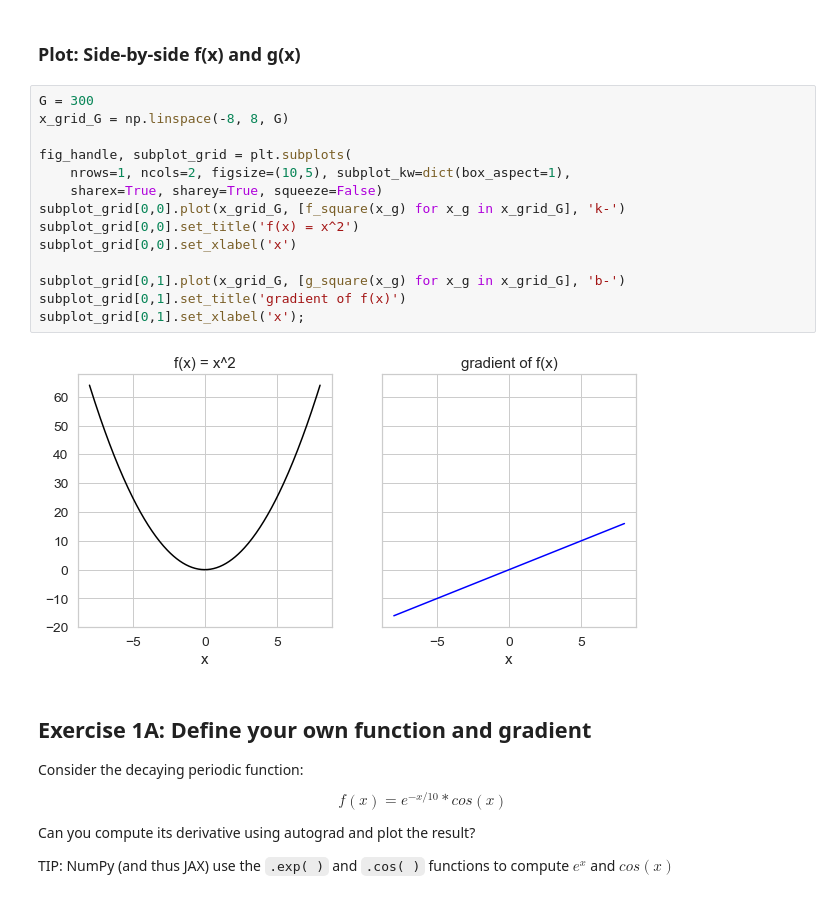
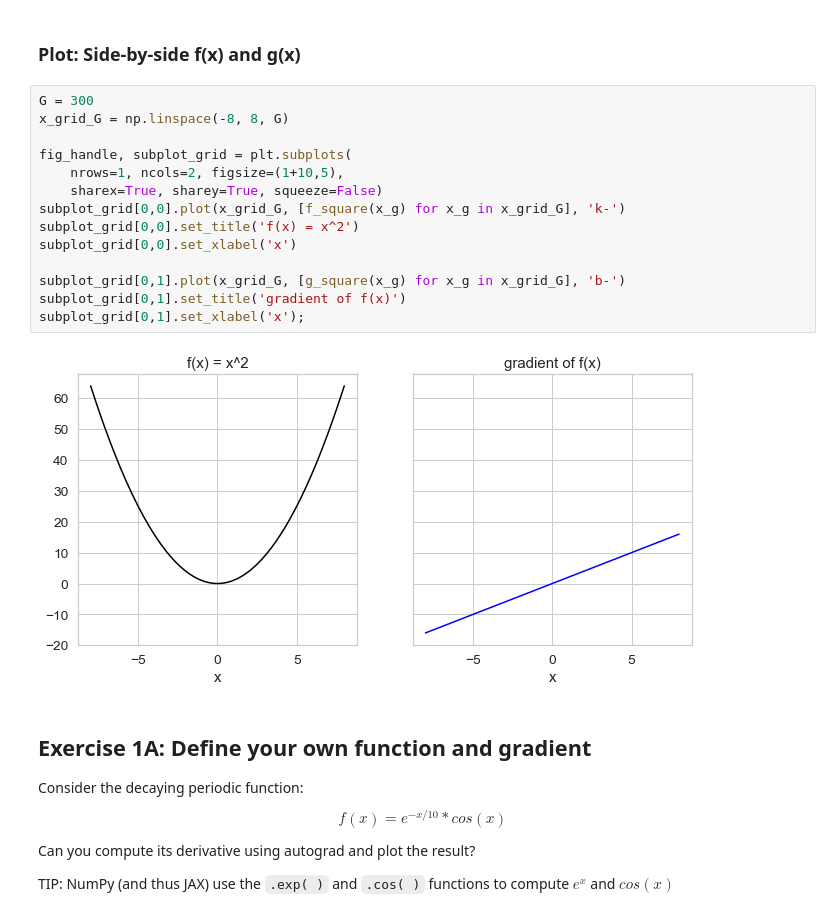
Before and after one commit to tufts-ml-courses/cs152BDL-22f-assignments, a Jupyter notebook: day03-A-AutoDifferentiationJAX.ipynb, the cells around one changed output. Cells and saved outputs as stored; diff of their text form.

```diff
--- a/day03-A-AutoDifferentiationJAX.ipynb
+++ b/day03-A-AutoDifferentiationJAX.ipynb
@@ -204,19 +239,19 @@ DeviceArray(0., dtype=float32, weak_type=True)
 # %%
 G = 300
 x_grid_G = np.linspace(-8, 8, G)
 
 fig_handle, subplot_grid = plt.subplots(
-    nrows=1, ncols=2, figsize=(10,5), subplot_kw=dict(box_aspect=1),
+    nrows=1, ncols=2, figsize=(1+10,5),
     sharex=True, sharey=True, squeeze=False)
 subplot_grid[0,0].plot(x_grid_G, [f_square(x_g) for x_g in x_grid_G], 'k-')
 subplot_grid[0,0].set_title('f(x) = x^2')
 subplot_grid[0,0].set_xlabel('x')
 
 subplot_grid[0,1].plot(x_grid_G, [g_square(x_g) for x_g in x_grid_G], 'b-')
 subplot_grid[0,1].set_title('gradient of f(x)')
 subplot_grid[0,1].set_xlabel('x');
 # %% [output]
-[figure, old version]
+[figure, new version]
 # %% [markdown]
 ## Exercise 1A: Define your own function and gradient
 
```
Also changed, not shown: parts of 44 cells of this notebook, 1 other file.
